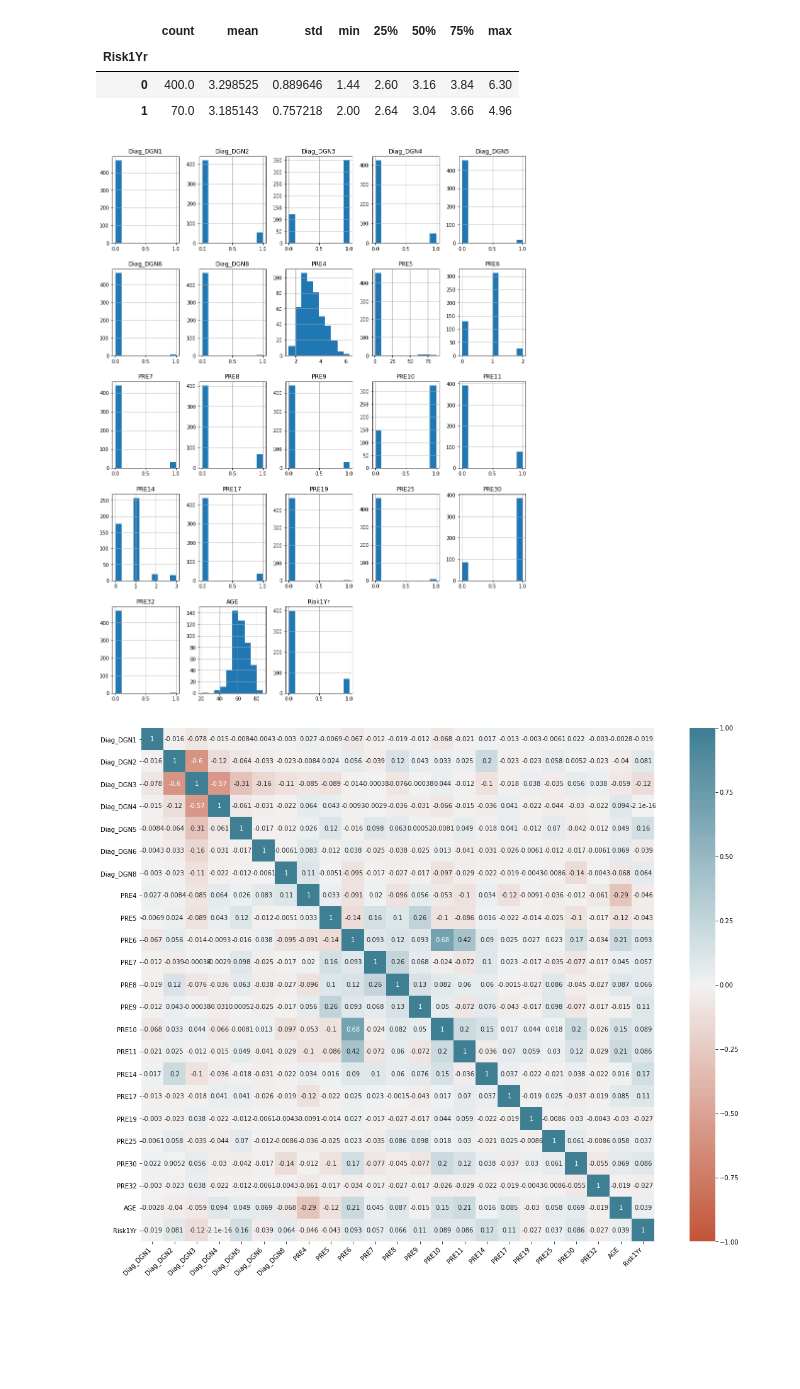
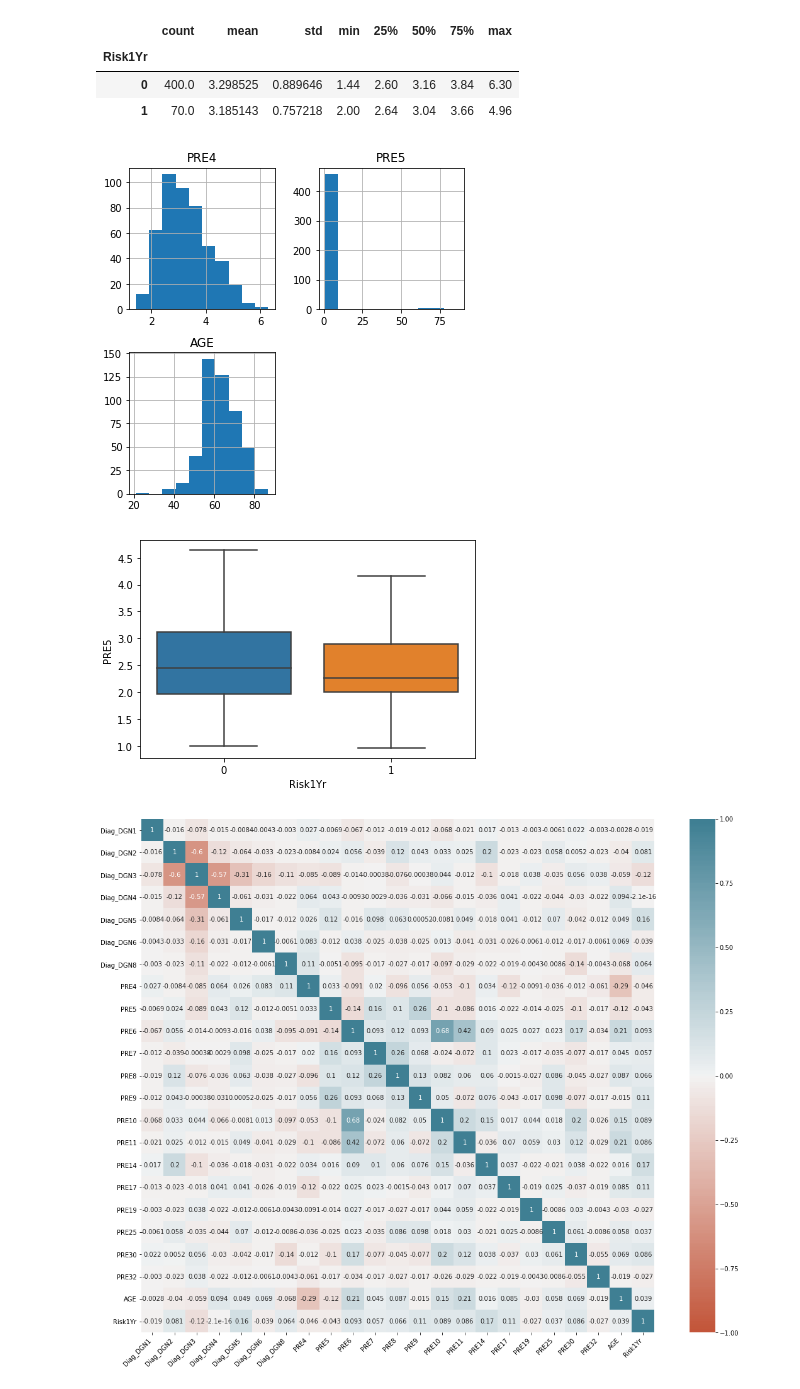
Before and after one commit to Robert-Lewis3/Springboard, a Jupyter notebook: CAPSTONE_2/CAPSTONE - Thoracic Surgery.ipynb, the cells around one changed output. Drawn from its saved outputs; the diff is of its cells as text; code cells hidden in the pictures; blank space fills up the shorter version.

```diff
--- a/CAPSTONE_2/CAPSTONE - Thoracic Surgery.ipynb
+++ b/CAPSTONE_2/CAPSTONE - Thoracic Surgery.ipynb
@@ -243,13 +252,19 @@ df.groupby(df['Risk1Yr'])['PRE4'].describe()
 | 0 | 400.0 | 3.298525 | 0.889646 | 1.44 | 2.60 | 3.16 | 3.84 | 6.30 |
 | 1 | 70.0 | 3.185143 | 0.757218 | 2.00 | 2.64 | 3.04 | 3.66 | 4.96 |
 # %%
-# Overview of distributions of all the variables
+# Visualizing the distributions of the continuous variables
 
-fig = plt.figure(figsize = (15,20))
+fig = plt.figure(figsize = (6, 6))
 ax = fig.gca()
-df.hist(ax = ax);
+df[['PRE4','PRE5','AGE']].hist(ax = ax);
 # %% [output]
-[figure, old version]
+[figure, new version]
+# %%
+# Plotting PRE5 distribution of the majority and minority class -- outliers removed
+
+ax = sns.boxplot(x="Risk1Yr", y="PRE5", data=df, showfliers=False)
+# %% [output]
+[figure, added]
 # %%
 corr = df.corr()
 
```
Also changed, not shown: parts of 62 cells of this notebook.
